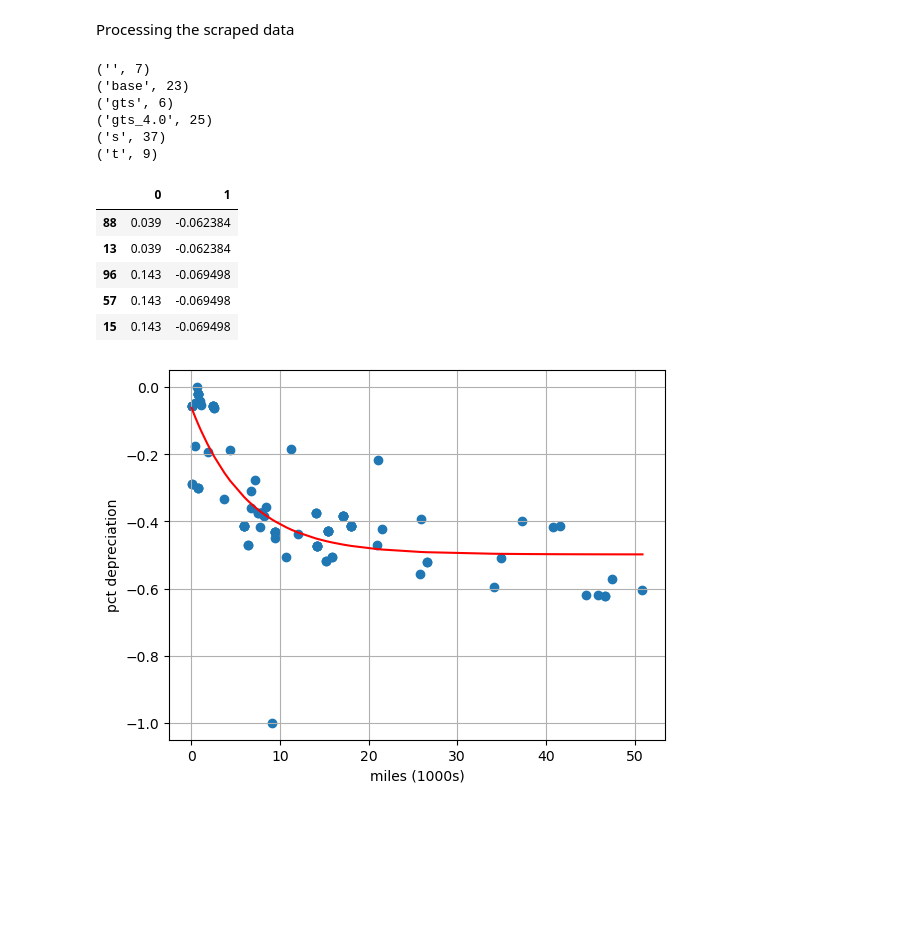
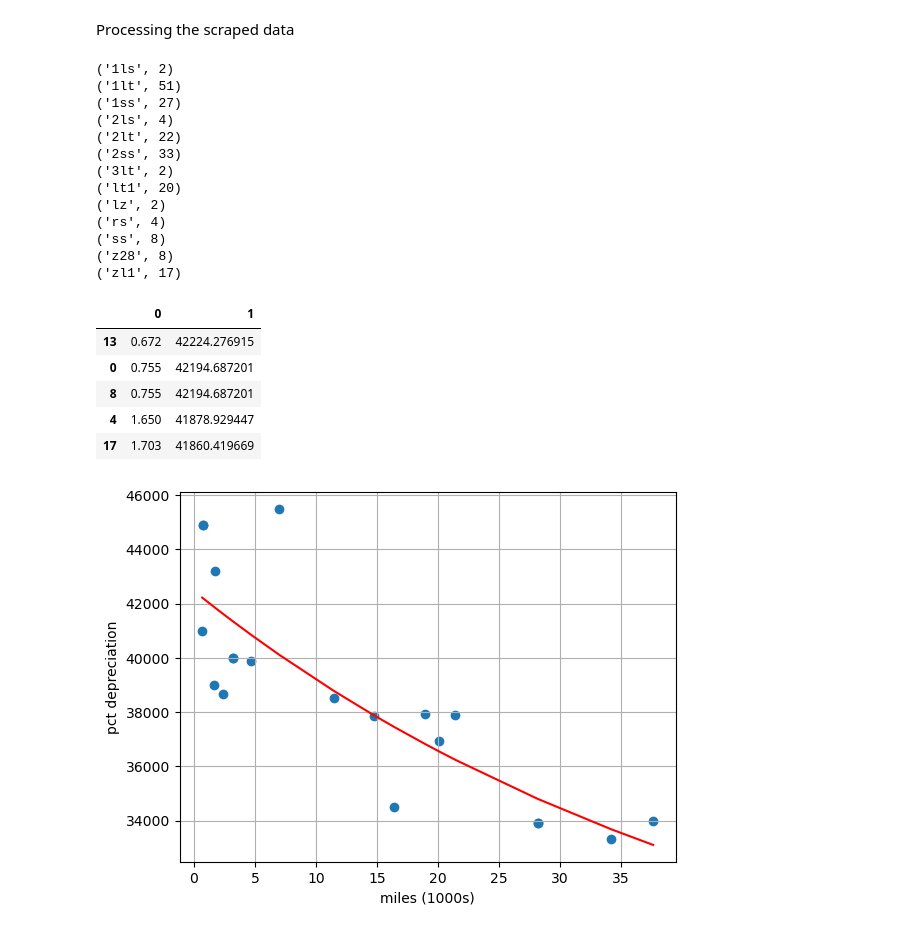
Before and after one commit to wujorgen/DataDrift, a Jupyter notebook: BLUESKY/analysis.ipynb, the cells around one changed output. Saved outputs shown, nothing was run; the diff lists cells and outputs as text; code cells hidden in the pictures; blank space fills up the shorter version.

```diff
--- a/BLUESKY/analysis.ipynb
+++ b/BLUESKY/analysis.ipynb
@@ -17,14 +17,16 @@ Generating Target URLS to scrape from
 # %%
 car_dict = {
     #"ford": ["mustang", "f_150"],
+    "chevrolet": ["camaro"],
     #"toyota": ["camry", "supra"],
     #"bmw": ["330", "z4", "430", "m340", "m440",],
-    #"audi": ["a4", "s4", "s3", "a5", "s5"]
+    #"audi": ["a4", "s4", "s3", "a5", "s5"],
+    #"audi": ["rs3"]
     #"subaru": ["brz"],
     #"acura": ["integra"],
     #"lexus": ["rc_f"],
     #"tesla": ["model_s"],
-    "porsche": ["718_cayman", "718_boxster"],
+    #"porsche": ["718_cayman", "718_boxster"],
 }
 
 url_targets = gen_cars_com_urls(input_dict=car_dict)
@@ -68,16 +65,20 @@ for make in car_dict.keys():
 #rcfs = scraped_results["lexus_rc_f"]
 #mustangs = scraped_results["ford_mustang"]
 #models = scraped_results["tesla_model_s"]
-caymans = scraped_results["porsche_718_cayman"]
-boxsters = scraped_results["porsche_718_boxster"]
+#caymans = scraped_results["porsche_718_cayman"]
+#boxsters = scraped_results["porsche_718_boxster"]
+camaros = scraped_results["chevrolet_camaro"]
+camaros = camaros.dropna()
 
 #m440_mod = sort_trims(m440)
 #a4 = sort_trims(a4)
 #camry = sort_trims(camry,spec="se")
 #mustangs = sort_trims(mustangs,spec="ecoboost")
-trims, counts = np.unique(np.array(boxsters["trim"]),return_counts=True)
+trims, counts = np.unique(np.array(camaros["trim"]),return_counts=True)
 for e in zip(trims,counts):
     print(e)
+
+camaros_trimmed = sort_trims(camaros, spec="lt1")
 
 #m340 = calc_pct_deltas(m340)
 #m440 = calc_pct_deltas(m440)
@@ -88,18 +89,26 @@ for e in zip(trims,counts):
 #rcfs = calc_pct_deltas(rcfs)
 #mustangs = calc_pct_deltas(mustangs)
 #models = calc_pct_deltas(models)
-caymans = calc_pct_deltas(caymans)
-boxsters = calc_pct_deltas(boxsters)
+#caymans = calc_pct_deltas(caymans)
+#boxsters = calc_pct_deltas(boxsters)
+camaros = calc_pct_deltas(camaros_trimmed)
 
-boxsters.dropna(inplace=True)
-caymans.dropna(inplace=True)
+#boxsters.dropna(inplace=True)
+#caymans.dropna(inplace=True)
 # %% [output]
-('', 7)
-('base', 23)
-('gts', 6)
-('gts_4.0', 25)
-('s', 37)
-('t', 9)
+('1ls', 2)
+('1lt', 51)
+('1ss', 27)
+('2ls', 4)
+('2lt', 22)
+('2ss', 33)
+('3lt', 2)
+('lt1', 20)
+('lz', 2)
+('rs', 4)
+('ss', 8)
+('z28', 8)
+('zl1', 17)
 # %%
 #plt.figure(1)
 #plt.scatter(camry["year_delta"], camry["price_pct"])
@@ -132,31 +141,31 @@ def exp_decay(x,A,B,C):
     """
     return A*np.exp(-B*x) - C
 
-y=boxsters["price_pct"]
-x=boxsters["mileage"].values.astype(float)/1000
+y=camaros_trimmed["price"]
+x=camaros_trimmed["mileage"].values.astype(float)/1000
 
 popt, pcov = curve_fit(exp_decay,x,y,p0=[y.max(),1,1],)
 # %%
 plt.figure(2)
-plt.scatter(boxsters["mileage"].values.astype(float)/1000, boxsters["price_pct"])
+plt.scatter(camaros_trimmed["mileage"].values.astype(float)/1000, camaros_trimmed["price"])
 plt.xlabel("miles (1000s)")
 plt.ylabel("pct depreciation")
 
-work_price = exp_decay(boxsters["mileage"].values.astype(float)/1000, popt[0], popt[1], popt[2])
+work_price = exp_decay(camaros_trimmed["mileage"].values.astype(float)/1000, popt[0], popt[1], popt[2])
 
-fuckyou = pd.DataFrame([boxsters["mileage"].values.astype(float)/1000, work_price])
+fuckyou = pd.DataFrame([camaros_trimmed["mileage"].values.astype(float)/1000, work_price])
 fuckyou = fuckyou.T
 fuckyou.sort_values(0,inplace=True)
 
 plt.plot(fuckyou[0], fuckyou[1], c="red")
 plt.grid()
 
 fuckyou.head()
 # %% [output]
 |  | 0 | 1 |
-| 88 | 0.039 | -0.062384 |
-| 13 | 0.039 | -0.062384 |
-| 96 | 0.143 | -0.069498 |
-| 57 | 0.143 | -0.069498 |
-| 15 | 0.143 | -0.069498 |
+| 13 | 0.672 | 42224.276915 |
+| 0 | 0.755 | 42194.687201 |
+| 8 | 0.755 | 42194.687201 |
+| 4 | 1.650 | 41878.929447 |
+| 17 | 1.703 | 41860.419669 |
-[figure, old version]
+[figure, new version]
```
Also changed, not shown: parts of 1 cell of this notebook, 5 other files.
